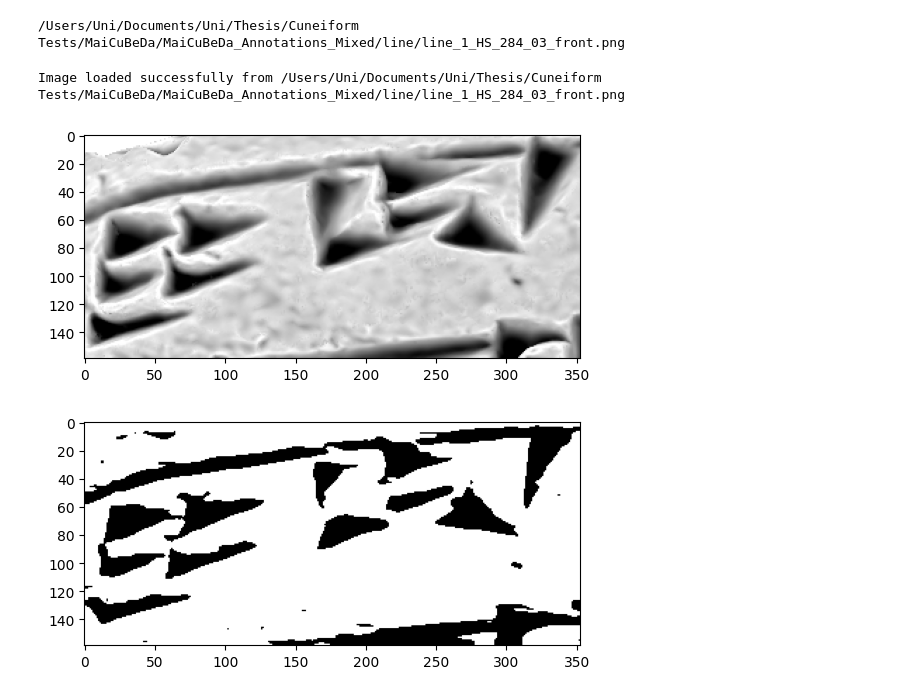
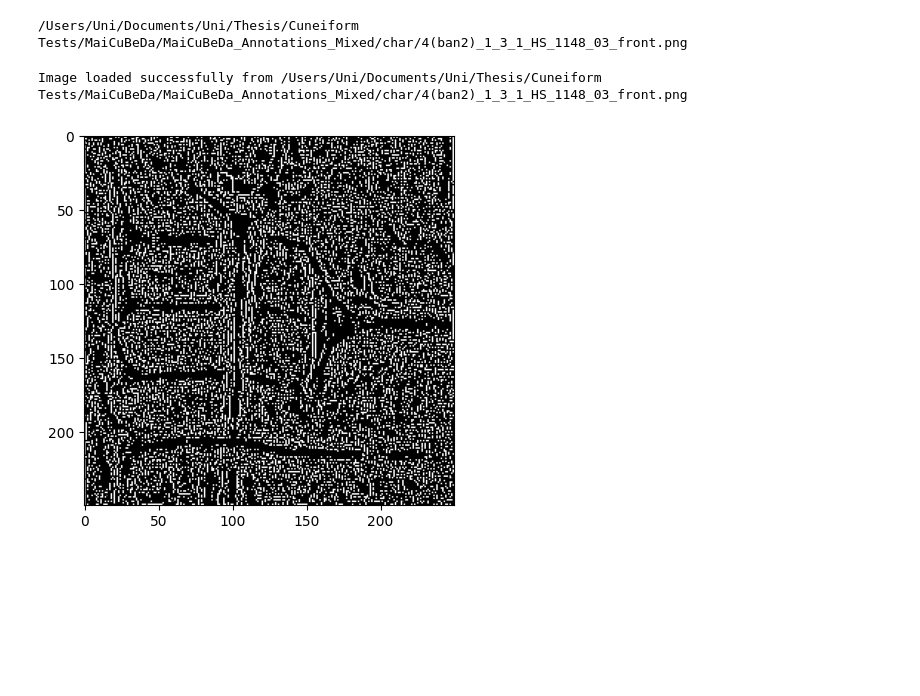
Before and after one commit to DariusBe/MaiCuBeDa_Test, a Jupyter notebook: Cuneiform Tests/Cuneiform Tests.ipynb, the cells around one changed output. Drawn from its saved outputs; the diff is of its cells as text; code cells hidden in the pictures; blank space fills up the shorter version.

```diff
--- a/Cuneiform Tests/Cuneiform Tests.ipynb
+++ b/Cuneiform Tests/Cuneiform Tests.ipynb
@@ -1,19 +1,19 @@
 # %%
 import os
 
-image_name = "line_1_HS_284_03_front.png" #"line_1_HS_1067_03_front.png"
+image_name = "4(ban2)_1_3_1_HS_1148_03_front.png"
 
 parent_dir = os.path.abspath(os.path.join(os.getcwd(), os.pardir))
-folder_path = os.path.join(parent_dir, "Cuneiform Tests", "MaiCuBeDa", "MaiCuBeDa_Annotations_Mixed","line")
+folder_path = os.path.join(parent_dir, "Cuneiform Tests", "MaiCuBeDa", "MaiCuBeDa_Annotations_Mixed","char")
 
 image_path = folder_path = os.path.join(folder_path, image_name)
 
 print(image_path)
 # %% [output]
-/Users/Uni/Documents/Uni/Thesis/Cuneiform Tests/MaiCuBeDa/MaiCuBeDa_Annotations_Mixed/line/line_1_HS_284_03_front.png
+/Users/Uni/Documents/Uni/Thesis/Cuneiform Tests/MaiCuBeDa/MaiCuBeDa_Annotations_Mixed/char/4(ban2)_1_3_1_HS_1148_03_front.png
 # %%
 from matplotlib import pyplot as plt
 
 def display_image(image):
-    plt.imshow(image)
+    plt.imshow(image, cmap='gray')
     plt.show()
@@ -36,18 +20,41 @@ def detect_contours(image):
+# %%
+import cv2
+import numpy as np
+def conv(image, number_of_filters=1):
+    #gray_image = np.reshape(gray_image, (gray_image.shape[0], gray_image.shape[1], 1))
+
+    # create a kernel
+    kernel = np.array([[-1, -1, -1],
+                        [-1,  8, -1],
+                        [-1, -1, -1]])
+
+    # Apply convolution operation
+    image = cv2.filter2D(image, -1, kernel)
+
+    # if number_of_filters > 1 repeat the operation
+    if number_of_filters > 1:
+        for i in range(number_of_filters - 1):
+            image = cv2.filter2D(image, -1, kernel)
+
+    # Apply ReLU activation
+    image = np.maximum(image, 0)
+    return image
 # %%
 import cv2
+import numpy as np
 
 # Load the image
 image = cv2.imread(image_path)
 
 # If the image is not loaded successfully, imread returns None
 if image is None:
     print(f"Failed to load image at {image_path}")
 else:
     print(f"Image loaded successfully from {image_path}")
-    display_image(image)
-    thresh = detect_contours(image)
-    display_image(thresh)
+    # convert image to BW
+    image = cv2.cvtColor(image, cv2.COLOR_BGR2GRAY)
+    test = conv(image, number_of_filters=5)
+    display_image(test)
 # %% [output]
-Image loaded successfully from /Users/Uni/Documents/Uni/Thesis/Cuneiform Tests/MaiCuBeDa/MaiCuBeDa_Annotations_Mixed/line/line_1_HS_284_03_front.png
+Image loaded successfully from /Users/Uni/Documents/Uni/Thesis/Cuneiform Tests/MaiCuBeDa/MaiCuBeDa_Annotations_Mixed/char/4(ban2)_1_3_1_HS_1148_03_front.png
-[figure, old version]
+[figure, new version]
-[figure, removed]
```
Also changed, not shown: parts of 2 cells of this notebook, 9 other files.
